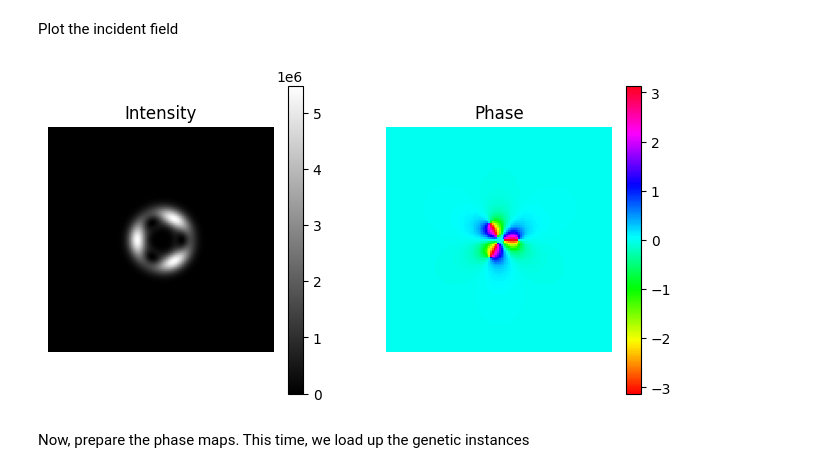
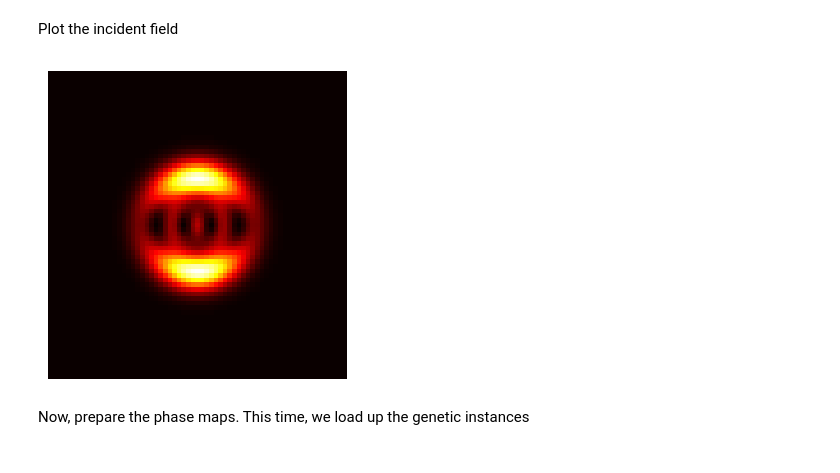
Before and after one commit to TareqJ1000/KnotSorter, a Jupyter notebook: PhaseAnalyzer.ipynb, the cells around one changed output. Cells and saved outputs as stored; diff of their text form; code cells hidden in the pictures.

```diff
--- a/PhaseAnalyzer.ipynb
+++ b/PhaseAnalyzer.ipynb
@@ -31,9 +31,9 @@ cm = 1e-2
 # %% [markdown]
 Initialize coordinate space and system parameters that we will use to define our field.
 # %%
-index = 0
-
-stream = open(f"configs/Knot Sorting Secret Key/ga{index}.yaml", 'r')
+index = 7
+experiment_name = ""
+stream = open(f"configs/{experiment_name}/ga{index}.yaml", 'r')
 cnfg = yaml.load(stream, Loader=Loader)
 
 cnfg.setdefault('circle_radius', 1.5)
@@ -100,7 +100,6 @@ r, phi= cart2pol(xx, yy)
 '''
 Create the OAM beams that we need to sort
 '''
-
 # Now create a list containing 'oamMode' objects
 
 list_of_OAMs = []
@@ -167,10 +166,18 @@ def create_rotated_knots(rot_phi, rotate_mode=None):
 # %% [markdown]
 Plot the incident field
 # %%
-field = norm_field(list_of_OAMs[0].oamBeam, h)
-TotInt(field)
+field = norm_field(list_of_OAMs[1].oamBeam, h)
+
+I = np.abs(field)**2
+mask = I > 1e-6              # choose a small threshold
+ys, xs = np.where(mask)
+y0, y1 = ys.min(), ys.max() + 1
+x0, x1 = xs.min(), xs.max() + 1
+field_crop = field[y0:y1, x0:x1]
+
+TotInt(field_crop, cmappy='hot', phase=False, enable_colourbar=False)
 # %% [output]
-[figure, old version]
+[figure, new version]
 # %% [markdown]
 Now, prepare the phase maps. This time, we load up the genetic instances
 # %%
```
Also changed, not shown: parts of 14 cells of this notebook, 39 other files.
